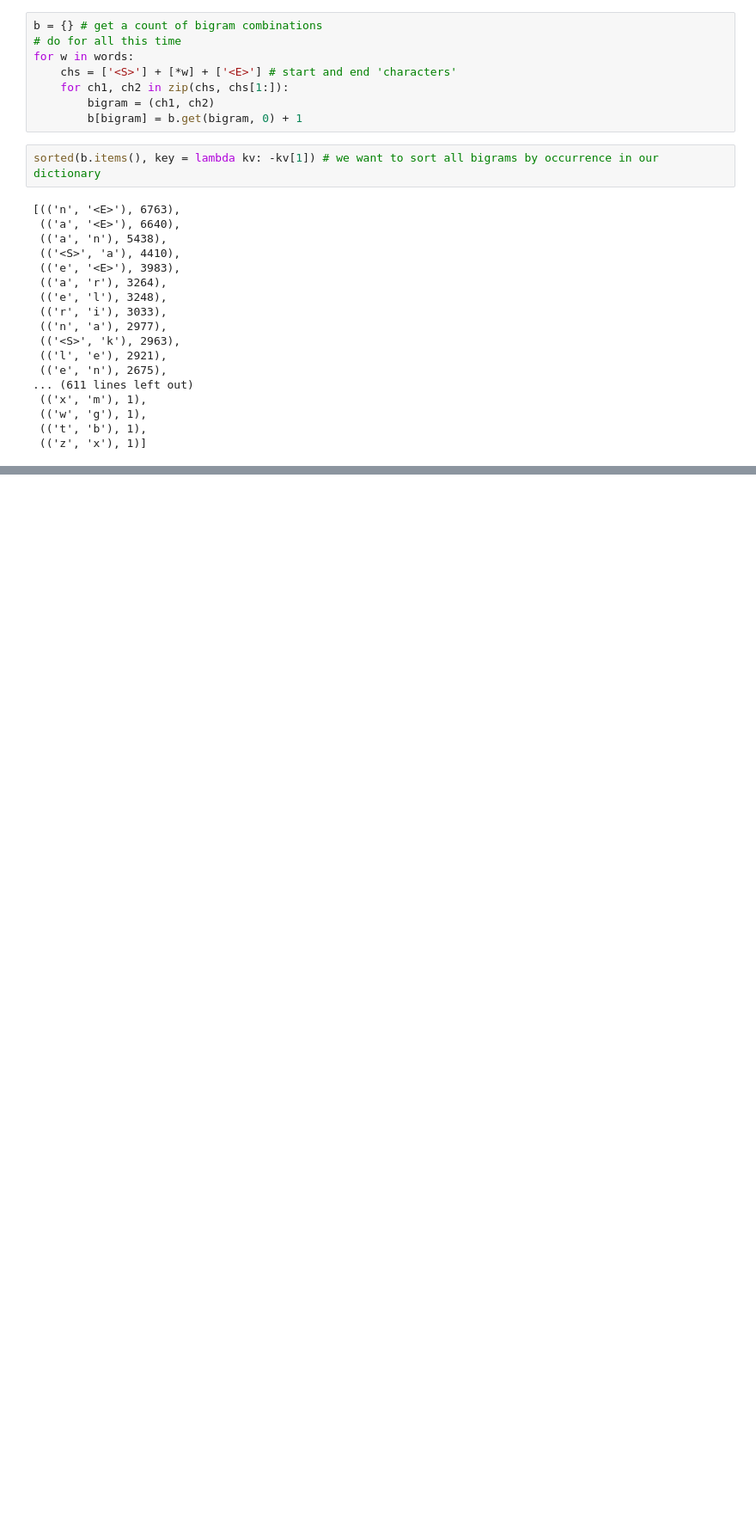
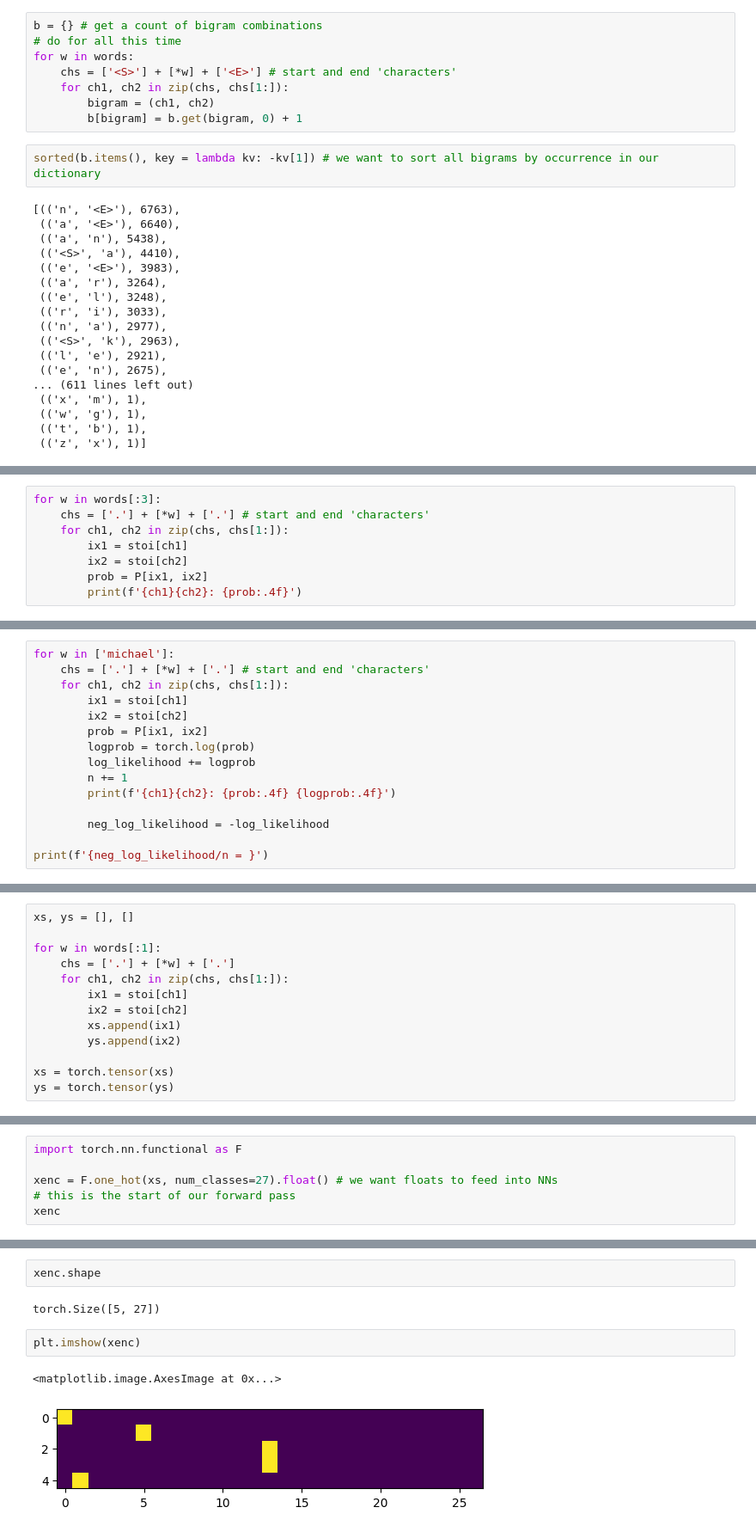
Before and after one commit to mtvaden1/Learning_Neural_Networks, a Jupyter notebook: AK2_intro_to_LM.ipynb, the cells around one changed output, grey strips where cells are left out. Shown at 86% size. Cells and saved outputs as stored; diff of their text form; blank space fills up the shorter version.

```diff
--- a/AK2_intro_to_LM.ipynb
+++ b/AK2_intro_to_LM.ipynb
@@ -84,0 +212,8 @@ sorted(b.items(), key = lambda kv: -kv[1]) # we want to sort all bigrams by occu
+# %%
+for w in words[:3]:
+    chs = ['.'] + [*w] + ['.'] # start and end 'characters'
+    for ch1, ch2 in zip(chs, chs[1:]):
+        ix1 = stoi[ch1]
+        ix2 = stoi[ch2]
+        prob = P[ix1, ix2]
+        print(f'{ch1}{ch2}: {prob:.4f}')
@@ -84,0 +295,15 @@ sorted(b.items(), key = lambda kv: -kv[1]) # we want to sort all bigrams by occu
+# %%
+for w in ['michael']:
+    chs = ['.'] + [*w] + ['.'] # start and end 'characters'
+    for ch1, ch2 in zip(chs, chs[1:]):
+        ix1 = stoi[ch1]
+        ix2 = stoi[ch2]
+        prob = P[ix1, ix2]
+        logprob = torch.log(prob)
+        log_likelihood += logprob
+        n += 1
+        print(f'{ch1}{ch2}: {prob:.4f} {logprob:.4f}')
+
+        neg_log_likelihood = -log_likelihood
+
+print(f'{neg_log_likelihood/n = }')
@@ -84,0 +330,13 @@ sorted(b.items(), key = lambda kv: -kv[1]) # we want to sort all bigrams by occu
+# %%
+xs, ys = [], []
+
+for w in words[:1]:
+    chs = ['.'] + [*w] + ['.']
+    for ch1, ch2 in zip(chs, chs[1:]):
+        ix1 = stoi[ch1]
+        ix2 = stoi[ch2]
+        xs.append(ix1)
+        ys.append(ix2)
+
+xs = torch.tensor(xs)
+ys = torch.tensor(ys)
@@ -84,0 +353,6 @@ sorted(b.items(), key = lambda kv: -kv[1]) # we want to sort all bigrams by occu
+# %%
+import torch.nn.functional as F
+
+xenc = F.one_hot(xs, num_classes=27).float() # we want floats to feed into NNs
+# this is the start of our forward pass
+xenc
@@ -84,0 +370,9 @@ sorted(b.items(), key = lambda kv: -kv[1]) # we want to sort all bigrams by occu
+# %%
+xenc.shape
+# %% [output]
+torch.Size([5, 27])
+# %%
+plt.imshow(xenc)
+# %% [output]
+<matplotlib.image.AxesImage at 0x...>
+[figure, added]
```
Also changed, not shown: parts of 59 cells of this notebook.
